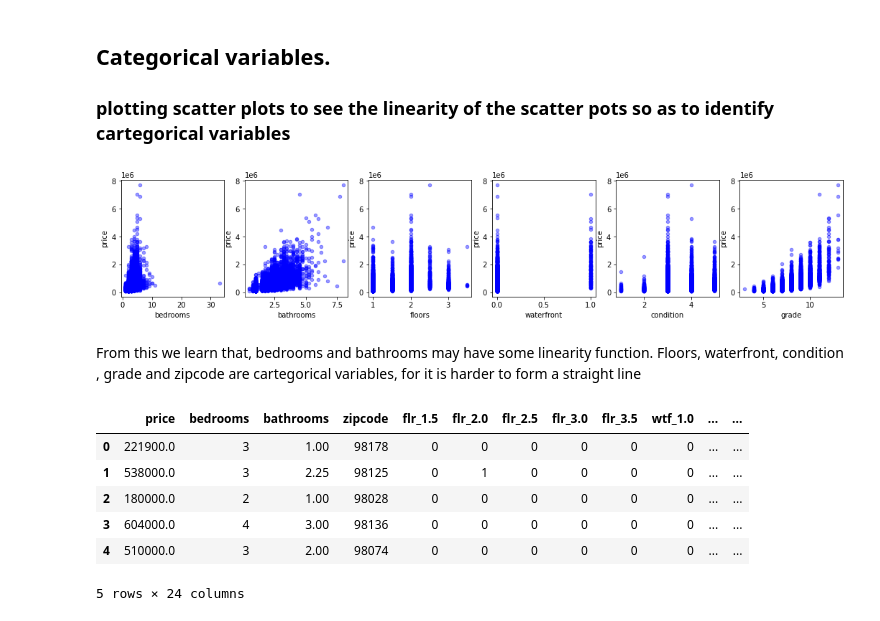
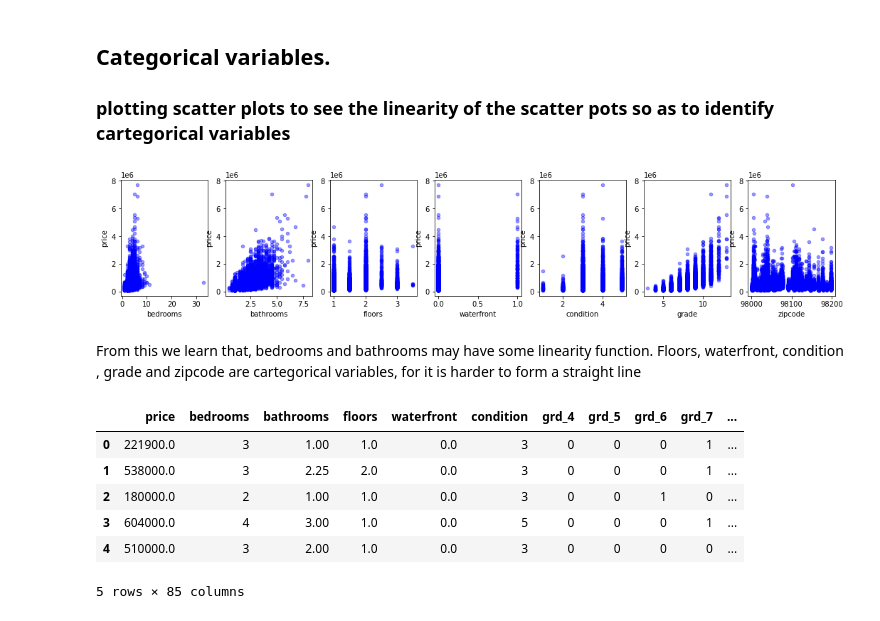
Before and after one commit to ANGI3MAINA/King-County-Housing-Analysis, a Jupyter notebook: Data/Work/Angel.ipynb, the cells around one changed output. Saved outputs shown, nothing was run; the diff lists cells and outputs as text; code cells hidden in the pictures.

```diff
--- a/Data/Work/Angel.ipynb
+++ b/Data/Work/Angel.ipynb
@@ -153,12 +153,12 @@ strong multicollinearity or other numerical problems.
 ## Categorical variables.
 ### plotting scatter plots to see the linearity of the scatter pots so as to identify cartegorical variables
 # %%
-fig, axes = plt.subplots(nrows=1, ncols= 6, figsize=(18,3 ))
+fig, axes = plt.subplots(nrows=1, ncols= 7, figsize=(18,3 ))
 
-for xcol, ax in zip (['bedrooms','bathrooms','floors','waterfront','condition','grade',],axes):
+for xcol, ax in zip (['bedrooms','bathrooms','floors','waterfront','condition','grade','zipcode',],axes):
     house_df_cleaned.plot(kind='scatter', x=xcol, y='price', ax=ax, alpha=0.4, color='blue')
 # %% [output]
-[figure, old version]
+[figure, new version]
 # %% [markdown]
 From this we learn that, bedrooms and bathrooms may have some linearity function. Floors, waterfront, condition , grade and zipcode are cartegorical variables, for it is harder to form a straight line
 # %%
@@ -170,16 +168,16 @@ grade_dummies= pd.get_dummies(house_df_cleaned['grade'], prefix = 'grd', drop_fi
 # %%
 #we then form a dataframe with the new columns
-house_df_categorical= house_df_cleaned.drop(['floors','waterfront','condition','grade'], axis=1)
-house_df_categorical= pd.concat ( [ house_df_categorical, floors_dummies, waterfront_dummies, condition_dummies, grade_dummies], axis=1)
+house_df_categorical= house_df_cleaned.drop(['grade','zipcode'], axis=1)
+house_df_categorical= pd.concat ( [ house_df_categorical, grade_dummies, zipcode_dummies], axis=1)
 house_df_categorical.head ()
 # %% [output]
-|  | price | bedrooms | bathrooms | zipcode | flr_1.5 | flr_2.0 | flr_2.5 | flr_3.0 | flr_3.5 | wtf_1.0 | ... | ... |
-| 0 | 221900.0 | 3 | 1.00 | 98178 | 0 | 0 | 0 | 0 | 0 | 0 | ... | ... |
-| 1 | 538000.0 | 3 | 2.25 | 98125 | 0 | 1 | 0 | 0 | 0 | 0 | ... | ... |
-| 2 | 180000.0 | 2 | 1.00 | 98028 | 0 | 0 | 0 | 0 | 0 | 0 | ... | ... |
-| 3 | 604000.0 | 4 | 3.00 | 98136 | 0 | 0 | 0 | 0 | 0 | 0 | ... | ... |
-| 4 | 510000.0 | 3 | 2.00 | 98074 | 0 | 0 | 0 | 0 | 0 | 0 | ... | ... |
+|  | price | bedrooms | bathrooms | floors | waterfront | condition | grd_4 | grd_5 | grd_6 | grd_7 | ... |
+| 0 | 221900.0 | 3 | 1.00 | 1.0 | 0.0 | 3 | 0 | 0 | 0 | 1 | ... |
+| 1 | 538000.0 | 3 | 2.25 | 2.0 | 0.0 | 3 | 0 | 0 | 0 | 1 | ... |
+| 2 | 180000.0 | 2 | 1.00 | 1.0 | 0.0 | 3 | 0 | 0 | 1 | 0 | ... |
+| 3 | 604000.0 | 4 | 3.00 | 1.0 | 0.0 | 5 | 0 | 0 | 0 | 1 | ... |
+| 4 | 510000.0 | 3 | 2.00 | 1.0 | 0.0 | 3 | 0 | 0 | 0 | 0 | ... |
-5 rows × 24 columns
+5 rows × 85 columns
 # %%
 house_df_categorical.columns[1:]
 # %% [output]
```
Also changed, not shown: parts of 4 cells of this notebook.
